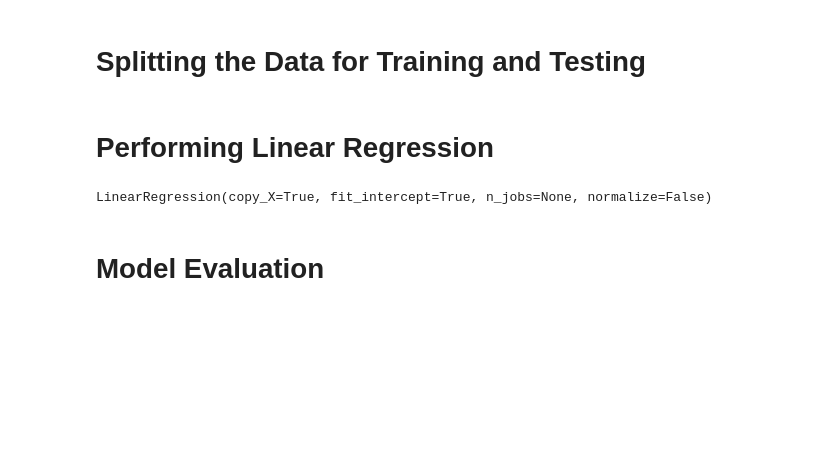
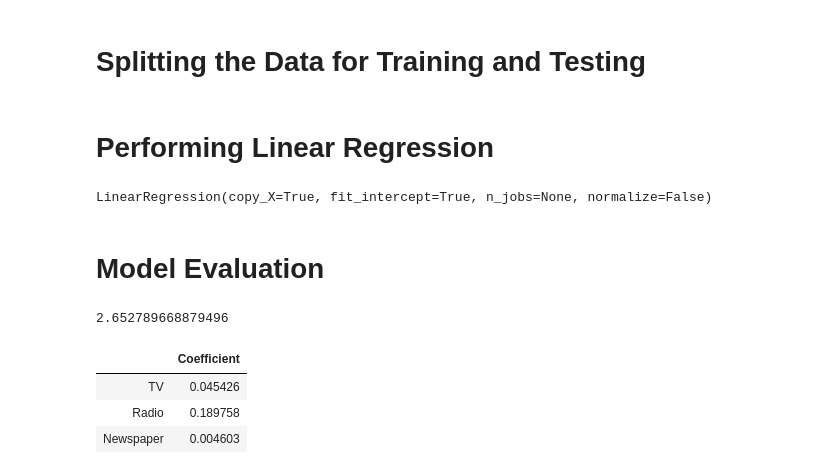
Before and after one commit to ArafatSabbir/Machine-Learning-with-Python-and-R, a Jupyter notebook: Multiple Linear Regression/Multiple Linear Regression.ipynb, the cells around one changed output. Cells and saved outputs as stored; diff of their text form; code cells hidden in the pictures; blank space fills up the shorter version.

```diff
--- a/Multiple Linear Regression/Multiple Linear Regression.ipynb
+++ b/Multiple Linear Regression/Multiple Linear Regression.ipynb
@@ -98,3 +98,17 @@ lm.fit(X_train,y_train)
 LinearRegression(copy_X=True, fit_intercept=True, n_jobs=None, normalize=False)
 # %% [markdown]
 # Model Evaluation
+# %%
+# print the intercept
+print(lm.intercept_)
+# %% [output]
+2.652789668879496
+# %%
+# Let's see the coefficient
+coeff_df = pd.DataFrame(lm.coef_,X_test.columns,columns=['Coefficient'])
+coeff_df
+# %% [output]
+|  | Coefficient |
+| TV | 0.045426 |
+| Radio | 0.189758 |
+| Newspaper | 0.004603 |
```
